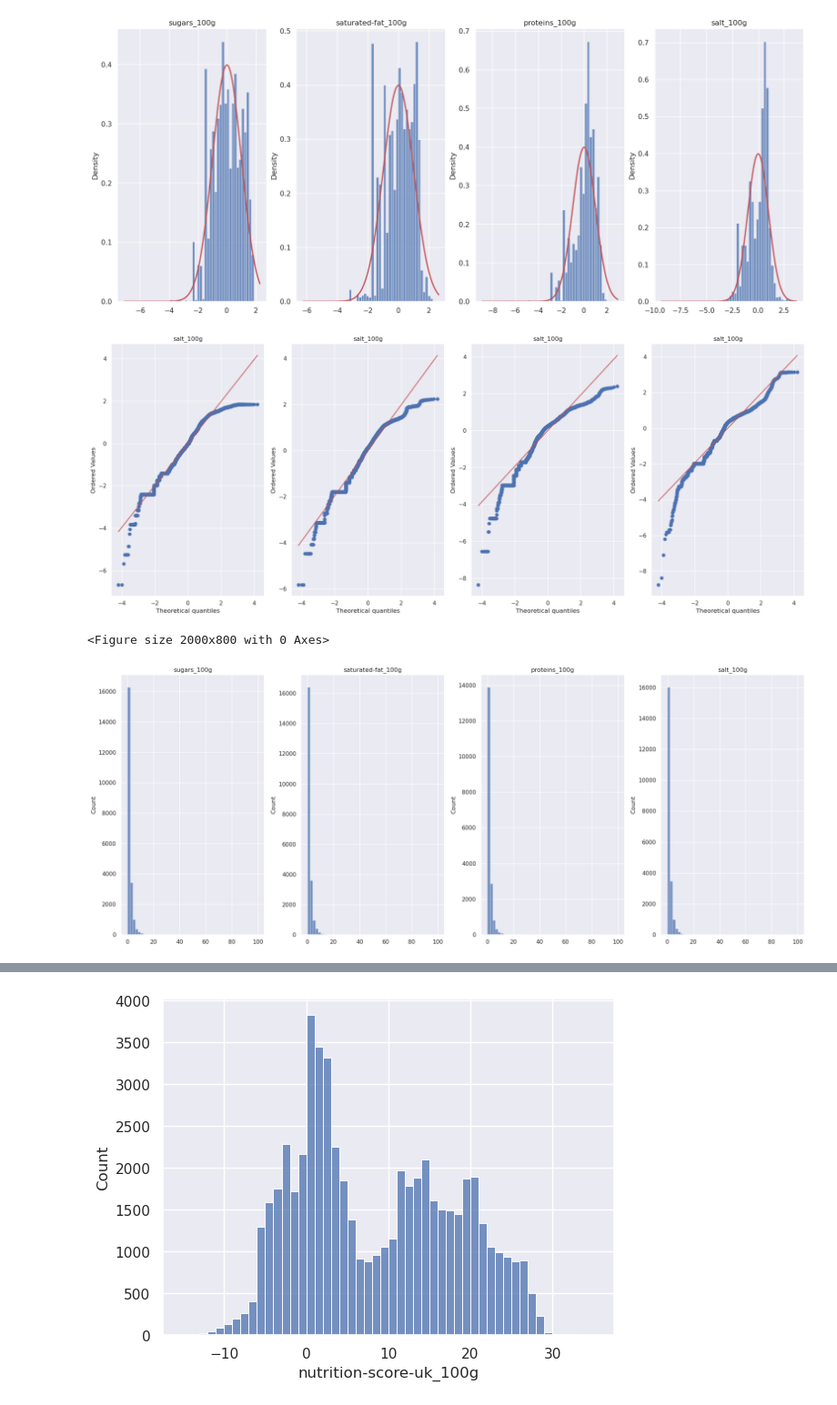
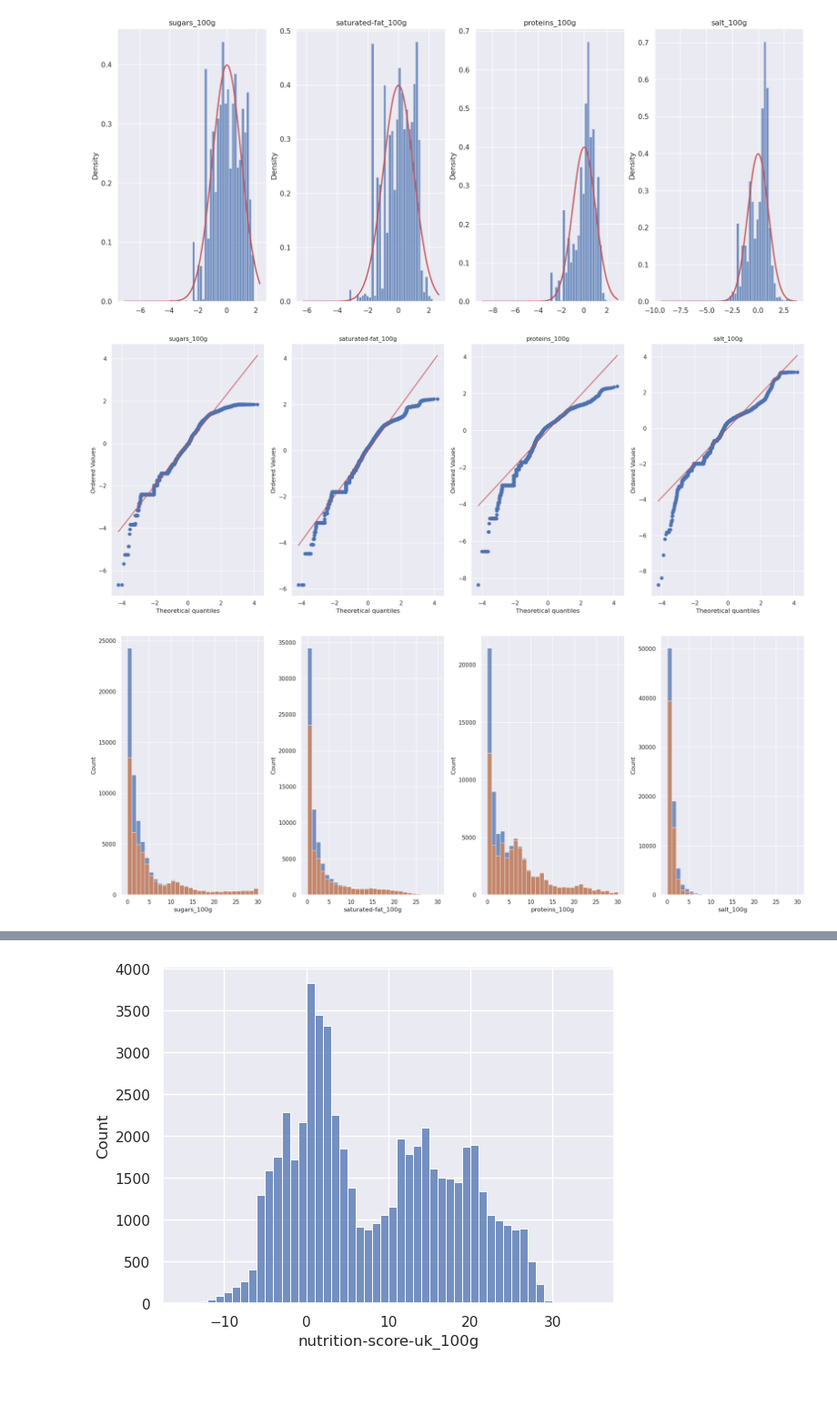
Before and after one commit to vicmcl/open_food_facts, a Jupyter notebook: src/notebook.ipynb, the cells around one changed output, grey strips where cells are left out. Shown at 91% size. Saved outputs shown, nothing was run; the diff lists cells and outputs as text; code cells hidden in the pictures.

```diff
--- a/src/notebook.ipynb
+++ b/src/notebook.ipynb
@@ -391,7 +394,6 @@ plt.show()
 # %%
 sns.reset_orig()
 plt.figure(figsize=(14, 6))
-missing_val_number = lambda series: len(series.index) - series.count()
 
 bar_total = sns.barplot(
     x=selected_data.count().index, y=[len(selected_data)] * len(selected_data.count()), color="gray"
@@ -404,7 +406,7 @@ for i, col in enumerate(selected_data.columns):
     bar_total.text(
         i,
         1.01 * len(selected_data),
-        f"{round(missing_val_number(selected_data[col]) / len(selected_data) * 100, 1)}%",
+        f"{round(n_missing(selected_data[col]) / len(selected_data) * 100, 1)}%",
         ha="center",
         va="bottom",
         color="black",
@@ -459,11 +467,9 @@ plt.show()
 # %%
 fig = plt.figure(figsize=(20, 8))
 
-data_orig = []
-
 for i, label in enumerate(numerical_data_100g):
     fig.add_subplot(1, len(numerical_feats), i + 1)
-    sns.histplot(numerical_data_100g[label], bins=50)
+    sns.histplot(numerical_data_100g[label], bins=50, stat='density')
 plt.tight_layout()
 plt.show()
 # %% [output]
@@ -475,8 +477,7 @@ from scipy.stats import probplot
 # %%
-sns.set()
 fig = plt.figure(figsize=(20, 8))
 
-stats = []
+params = dict()
 for i, label in enumerate(numerical_data_100g):
     fig.add_subplot(1, len(numerical_feats), i + 1)
     standardized_data = scale(numerical_data_100g[label].apply(np.log))
@@ -486,7 +487,8 @@ for i, label in enumerate(numerical_data_100g):
     x_values = np.linspace(xmin, xmax, 100000)
     mu, std = norm.fit(standardized_data)
     n_prob = norm.pdf(x_values, mu, std)
-    stats.append((label, standardized_data, mu, std))
+    params[label] = (standardized_data, mu, std)
+
 
     plt.plot(x_values, n_prob, "r", linewidth=2)
     plt.title(label)
@@ -494,31 +496,36 @@ plt.show()
 # %% [output]
 [figure]
 # %%
-fig, axes = plt.subplots(1, 4, figsize=(20, 8))
+fig = plt.figure(figsize=(20, 8))
 
-for i, standardized_data in enumerate([s[1] for s in stats]):
-    ax = axes[i]
-    probplot(standardized_data, dist="norm", plot=ax)
+for i, label in enumerate(params):
+    ax = fig.add_subplot(1, len(params), i + 1)
+    probplot(
+        params[label][0],
+        dist=norm,
+        plot=ax
+    )
     ax.set_title(label)
 
 plt.tight_layout()
 plt.show()
 # %% [output]
-[figure, old version]
+[figure, new version]
 # %%
 fig = plt.figure(figsize=(20, 8))
 
-imputed_data = {}
+for i, label in enumerate(params):
+    fig.add_subplot(1, 4, i + 1)
+    mvn = n_missing(selected_data[label])
 
-for i, (label, standardized_data, mu, std) in enumerate(stats):
-    fig.add_subplot(1, 4, i + 1)
-    n_missing_vals = missing_val_number(selected_data[label])
-    reverse_transform = np.exp((norm.rvs(mu, std, size=n_missing_vals)) * std) + mu
-    imputed_data[label] = reverse_transform
-    sns.histplot(reverse_transform, bins=50, binrange=[0,100])
-    plt.title(label)
+    reverse_transform = np.exp((norm.rvs(mu, std, size=mvn)) * std) + mu
+    missing_indices = selected_data[label].index[selected_data[label].isna()]
+    imputed_series = selected_data[label].copy()
+    imputed_series[missing_indices] = reverse_transform
+
+    sns.histplot(imputed_series, bins=30, binrange=[0, 30])
+    sns.histplot(selected_data[label], bins=30, binrange=[0, 30])
 plt.tight_layout()
 plt.show()
 # %% [output]
-<Figure size 2000x800 with 0 Axes>
-[figure, old version]
+[figure, new version]
```
Also changed, not shown: parts of 21 cells of this notebook.
